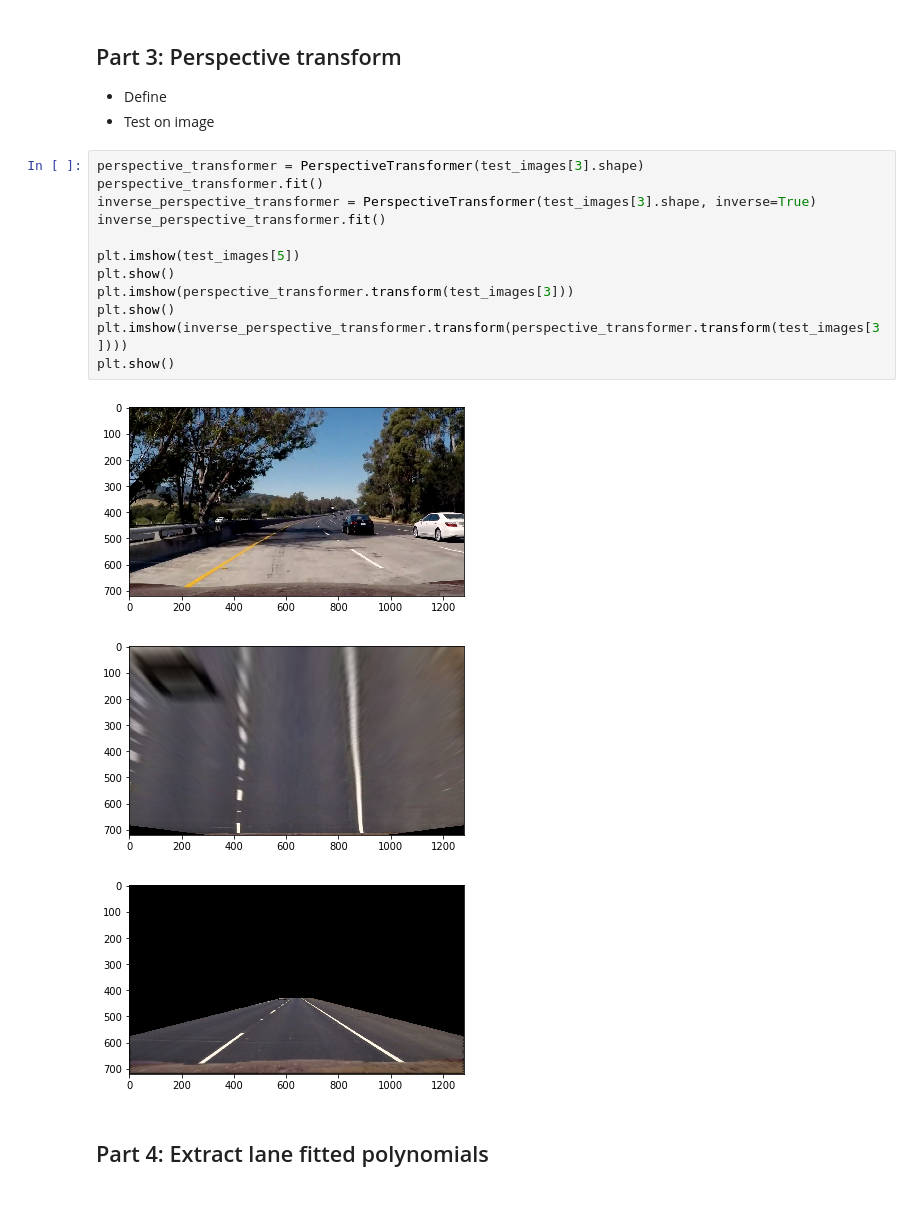
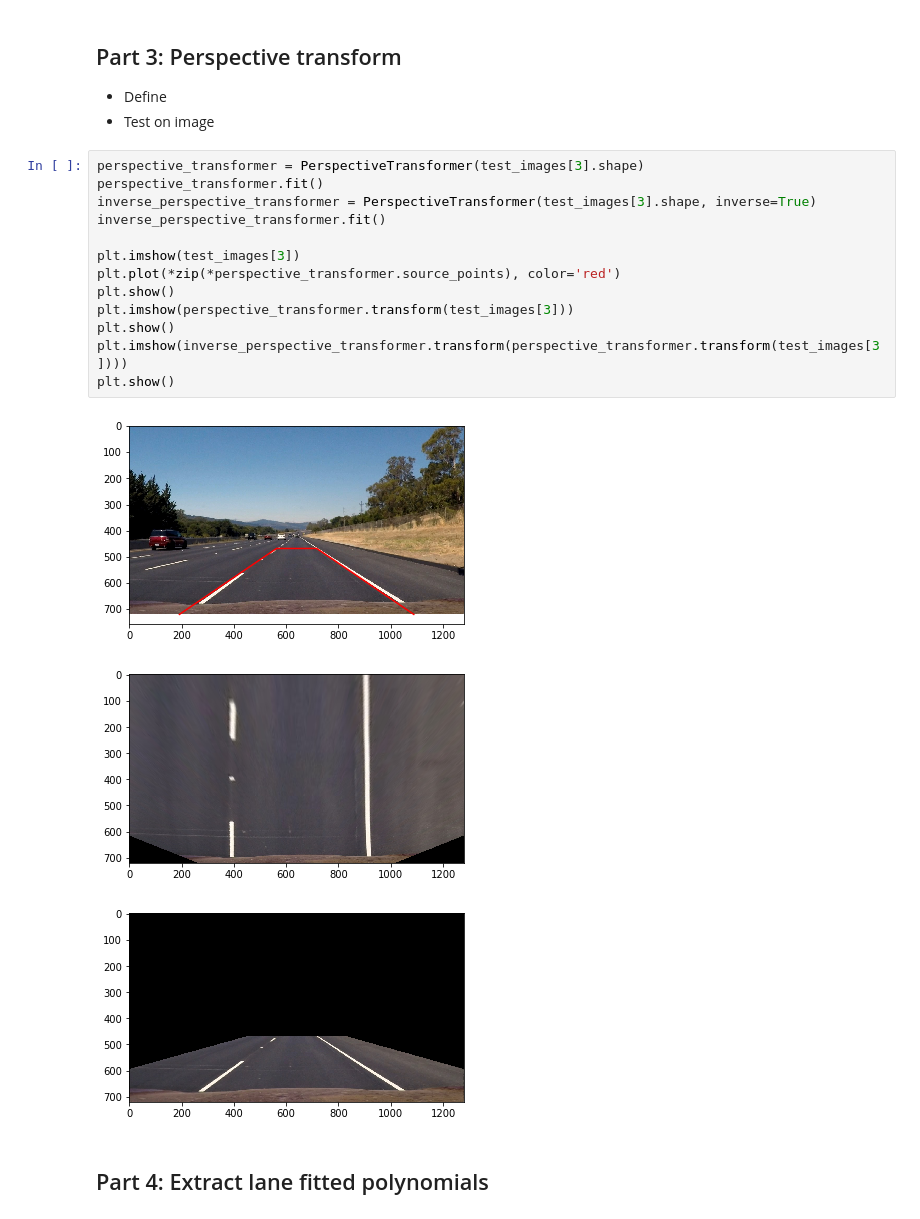
Before and after one commit to koulakis/CarND-Advanced-Lane-Lines, a Jupyter notebook: advanced_lane_lines.ipynb, the cells around one changed output. Cells and saved outputs as stored; diff of their text form.

```diff
--- a/advanced_lane_lines.ipynb
+++ b/advanced_lane_lines.ipynb
@@ -90,18 +90,19 @@ plt.show()
 # %%
 perspective_transformer = PerspectiveTransformer(test_images[3].shape)
 perspective_transformer.fit()
 inverse_perspective_transformer = PerspectiveTransformer(test_images[3].shape, inverse=True)
 inverse_perspective_transformer.fit()
 
-plt.imshow(test_images[5])
+plt.imshow(test_images[3])
+plt.plot(*zip(*perspective_transformer.source_points), color='red')
 plt.show()
 plt.imshow(perspective_transformer.transform(test_images[3]))
 plt.show()
 plt.imshow(inverse_perspective_transformer.transform(perspective_transformer.transform(test_images[3])))
 plt.show()
 # %% [output]
-[figure, old version]
+[figure, new version]
-[figure, old version]
+[figure, new version]
-[figure, old version]
+[figure, new version]
 # %% [markdown]
 ## Part 4: Extract lane fitted polynomials
```
Also changed, not shown: parts of 4 cells of this notebook, 1 other file.
